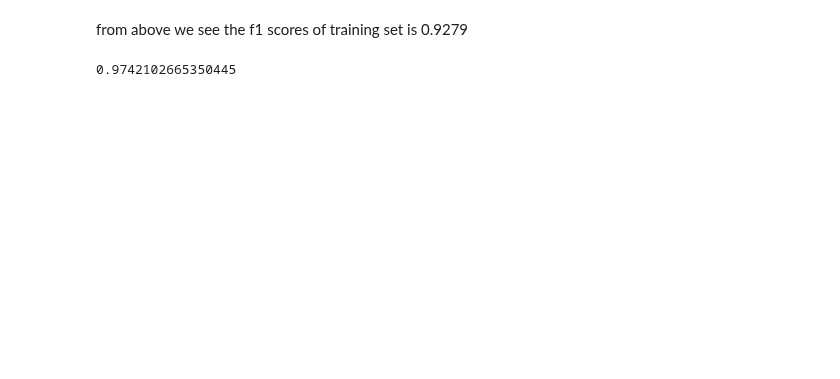
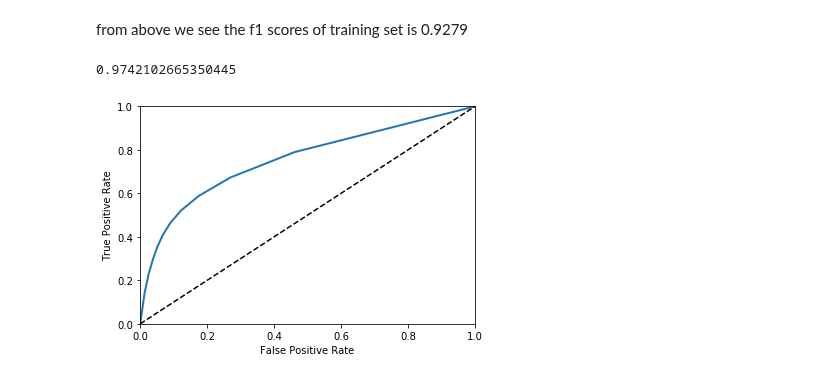
Before and after one commit to yushinliu/kaggle_competition-other_projects, a Jupyter notebook: lab/patRecDat/forStudents/Task1.ipynb, the cells around one changed output. Saved outputs shown, nothing was run; the diff lists cells and outputs as text; code cells hidden in the pictures; blank space fills up the shorter version.

```diff
--- a/lab/patRecDat/forStudents/Task1.ipynb
+++ b/lab/patRecDat/forStudents/Task1.ipynb
@@ -887,3 +952,14 @@ y_pred=nn_clf.predict(X_val_select)
 f1_score(y_val_select,y_pred)
 # %% [output]
 0.9742102665350445
+# %%
+#use random forest to make a test
+rdf_clf=RandomForestClassifier(random_state=42)
+y_proba=cross_val_predict(rdf_clf,X_train,y_train,cv=3,method="predict_proba")
+# %%
+y_score=y_proba[:,1]
+fp_rdf,tp_rdf,thresholds_rdf=roc_curve(y_train,y_score,pos_label=2)
+# %%
+plot_roc_curve(fp_rdf,tp_rdf,label='randomforest')
+# %% [output]
+[figure, added]
```
Also changed, not shown: parts of 16 cells of this notebook, 9 other files.
